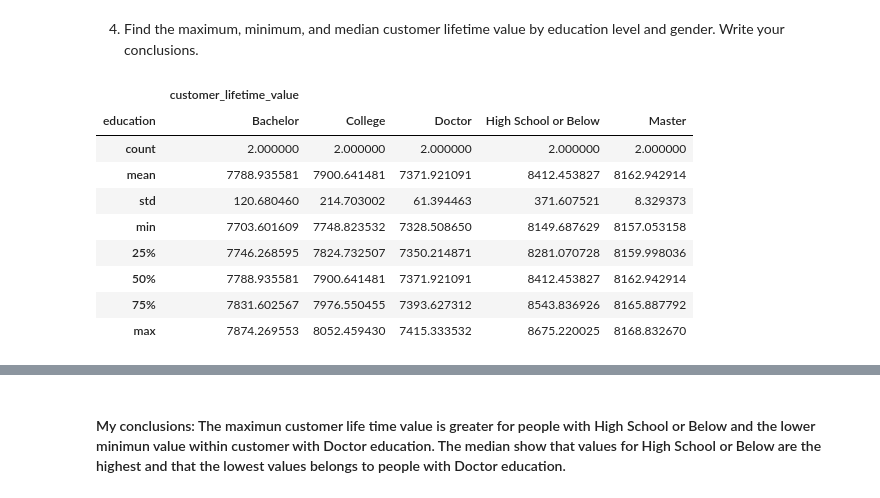
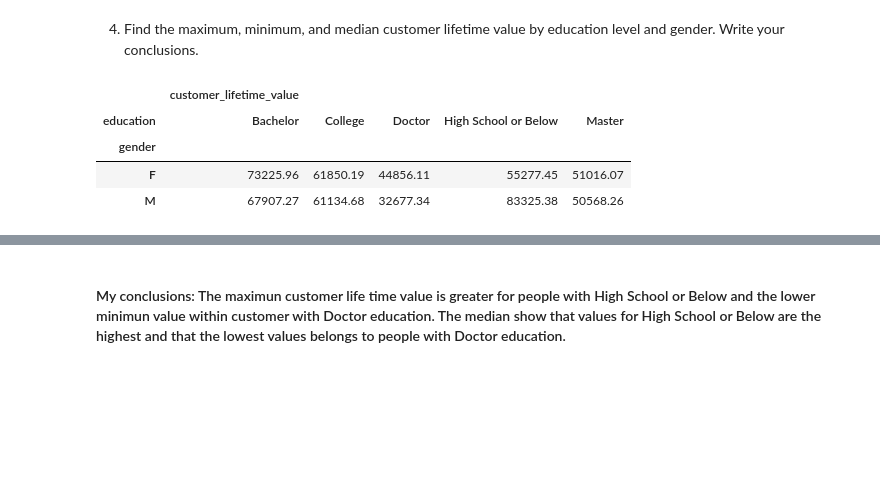
Before and after one commit to data-bootcamp-v4/lab-dw-data-aggregation-and-filtering, a Jupyter notebook: lab-dw-aggregating_Gian_Romano.ipynb, the cells around one changed output, grey strips where cells are left out. Saved outputs shown, nothing was run; the diff lists cells and outputs as text; code cells hidden in the pictures; blank space fills up the shorter version.

Commit message:
lab from week 2 day 3_2-2 Data Analytics Bootcamp

```diff
--- a/lab-dw-aggregating_Gian_Romano.ipynb
+++ b/lab-dw-aggregating_Gian_Romano.ipynb
@@ -137,17 +137,12 @@ pivot_df
 # %% [markdown]
 4. Find the maximum, minimum, and median customer lifetime value by education level and gender. Write your conclusions.
 # %%
-# Pivot the DataFrame
-pivot_df = df.pivot_table(index='gender', columns='education', values=['customer_lifetime_value'])
-pivot_df.describe()
+# maximun
+pivot_df = df.pivot_table(index='gender', columns='education', values=['customer_lifetime_value'], aggfunc='max')
+round(pivot_df,2)
 # %% [output]
 |  | customer_lifetime_value |  |  |  |  |
 | education | Bachelor | College | Doctor | High School or Below | Master |
-| count | 2.000000 | 2.000000 | 2.000000 | 2.000000 | 2.000000 |
-| mean | 7788.935581 | 7900.641481 | 7371.921091 | 8412.453827 | 8162.942914 |
-| std | 120.680460 | 214.703002 | 61.394463 | 371.607521 | 8.329373 |
-| min | 7703.601609 | 7748.823532 | 7328.508650 | 8149.687629 | 8157.053158 |
-| 25% | 7746.268595 | 7824.732507 | 7350.214871 | 8281.070728 | 8159.998036 |
-| 50% | 7788.935581 | 7900.641481 | 7371.921091 | 8412.453827 | 8162.942914 |
-| 75% | 7831.602567 | 7976.550455 | 7393.627312 | 8543.836926 | 8165.887792 |
-| max | 7874.269553 | 8052.459430 | 7415.333532 | 8675.220025 | 8168.832670 |
+| gender |  |  |  |  |  |
+| F | 73225.96 | 61850.19 | 44856.11 | 55277.45 | 51016.07 |
+| M | 67907.27 | 61134.68 | 32677.34 | 83325.38 | 50568.26 |
```
Also changed, not shown: parts of 3 cells of this notebook.
